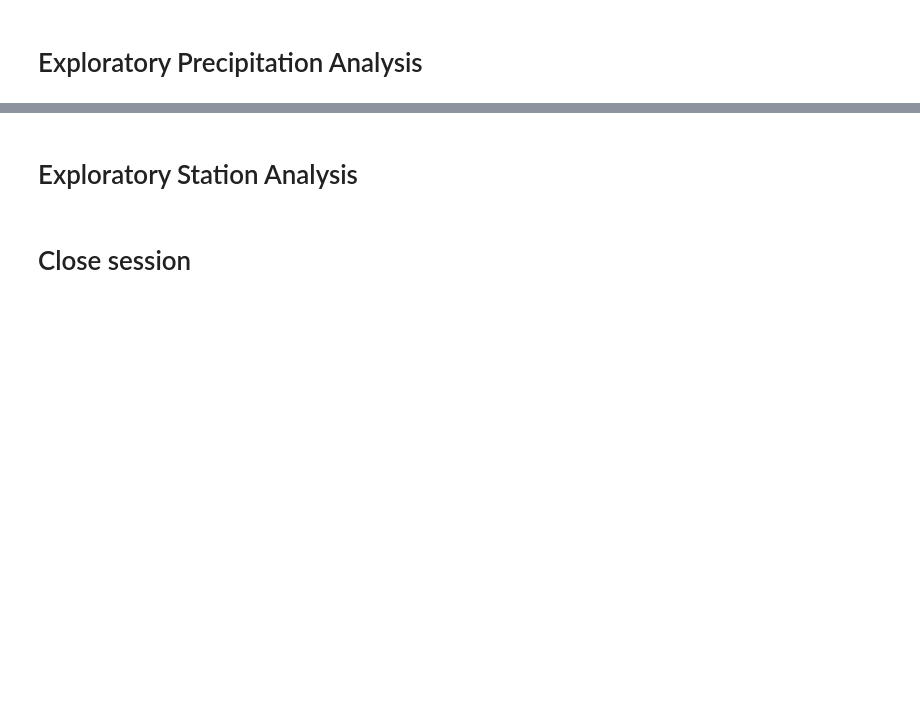
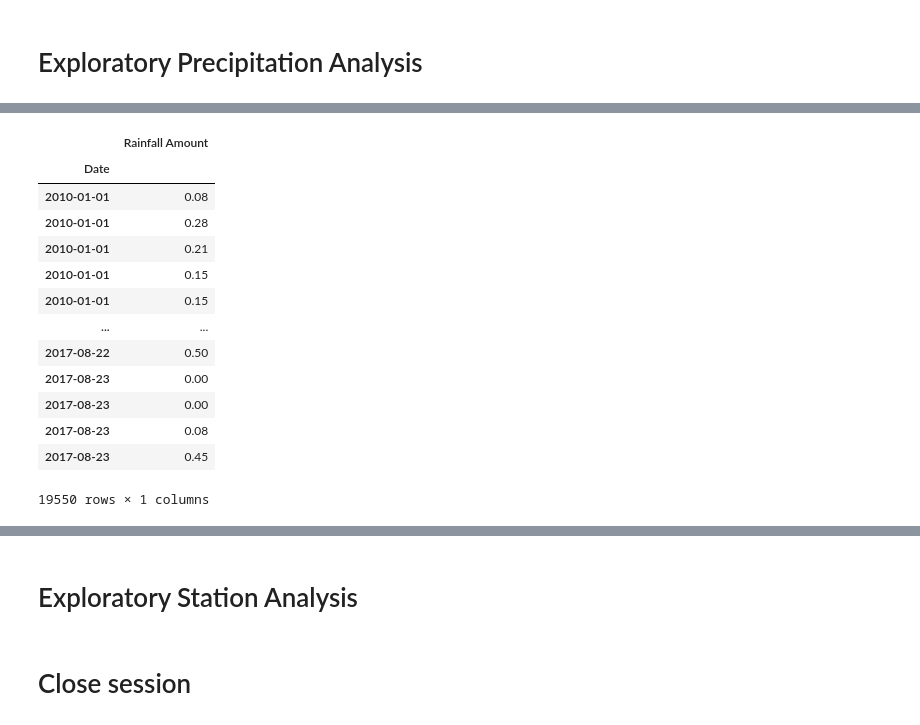
Before and after one commit to quettamar/SQLAlchemy-Challenge, a Jupyter notebook: climate_starter.ipynb, the cells around one changed output, grey strips where cells are left out. Saved outputs shown, nothing was run; the diff lists cells and outputs as text; code cells hidden in the pictures; blank space fills up the shorter version.

Commit message:
created dataframe

```diff
--- a/climate_starter.ipynb
+++ b/climate_starter.ipynb
@@ -77,0 +68,4 @@ session.close()
+# %%
+# Perform a query to retrieve the data and precipitation scores
+results = session.query(Measurement.date, Measurement.prcp).order_by(Measurement.date).all()
+results
@@ -77,0 +90,21 @@ session.close()
+# %%
+
+# Save the query results as a Pandas DataFrame and set the index to the date column
+df = pd.DataFrame(results, columns=["Date", "Rainfall Amount"])
+df.set_index('Date', inplace=True)
+df
+# %% [output]
+|  | Rainfall Amount |
+| Date |  |
+| 2010-01-01 | 0.08 |
+| 2010-01-01 | 0.28 |
+| 2010-01-01 | 0.21 |
+| 2010-01-01 | 0.15 |
+| 2010-01-01 | 0.15 |
+| ... | ... |
+| 2017-08-22 | 0.50 |
+| 2017-08-23 | 0.00 |
+| 2017-08-23 | 0.00 |
+| 2017-08-23 | 0.08 |
+| 2017-08-23 | 0.45 |
+19550 rows × 1 columns
```
Also changed, not shown: parts of 13 cells of this notebook, 3 other files.
